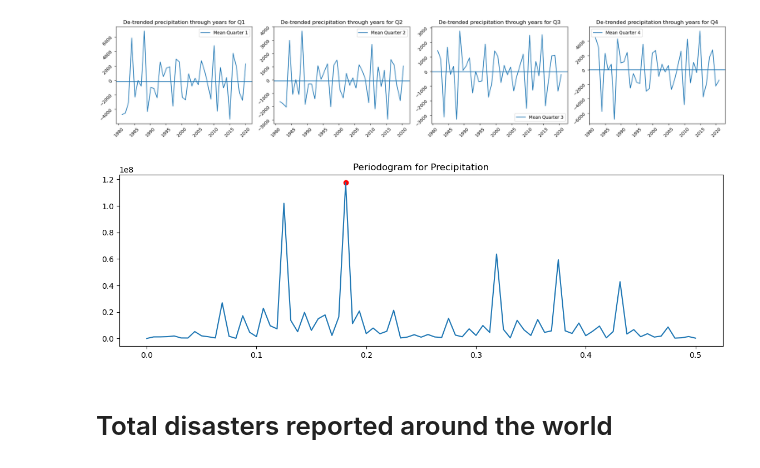
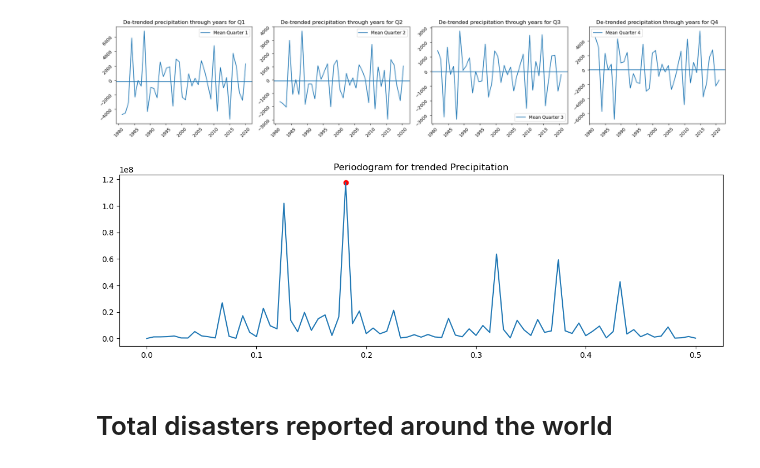
Before and after one commit to jessegrabowski/laos-climate-change, a Jupyter notebook: notebooks/Time_series_analysis.ipynb, the cells around one changed output. Drawn from its saved outputs; the diff is of its cells as text; code cells hidden in the pictures.

```diff
--- a/notebooks/Time_series_analysis.ipynb
+++ b/notebooks/Time_series_analysis.ipynb
@@ -382,16 +396,16 @@ plt.tight_layout()
 # %%
 #Periodogram
 f, Pxx = scipy.signal.periodogram(detrended_precip["precip"].dropna())
 max_power_index = np.argmax(Pxx)
 dominant_frequency = f[max_power_index]
 period_length = int(1 / dominant_frequency)
 
 fig, ax = plt.subplots(figsize=(14, 4))
 ax.plot(f, Pxx, label='Periodogram')
 ax.scatter(f[max_power_index], Pxx[max_power_index], color='red', label=f'Dominant Frequency: {dominant_frequency:.2f} Hz')
-plt.title("Periodogram for Precipitation");
+plt.title("Periodogram for trended Precipitation");
 # %% [output]
-[figure, old version]
+[figure, new version]
 # %% [markdown]
 # Total disasters reported around the world
 # %% [markdown]
```
Also changed, not shown: parts of 47 cells of this notebook.
